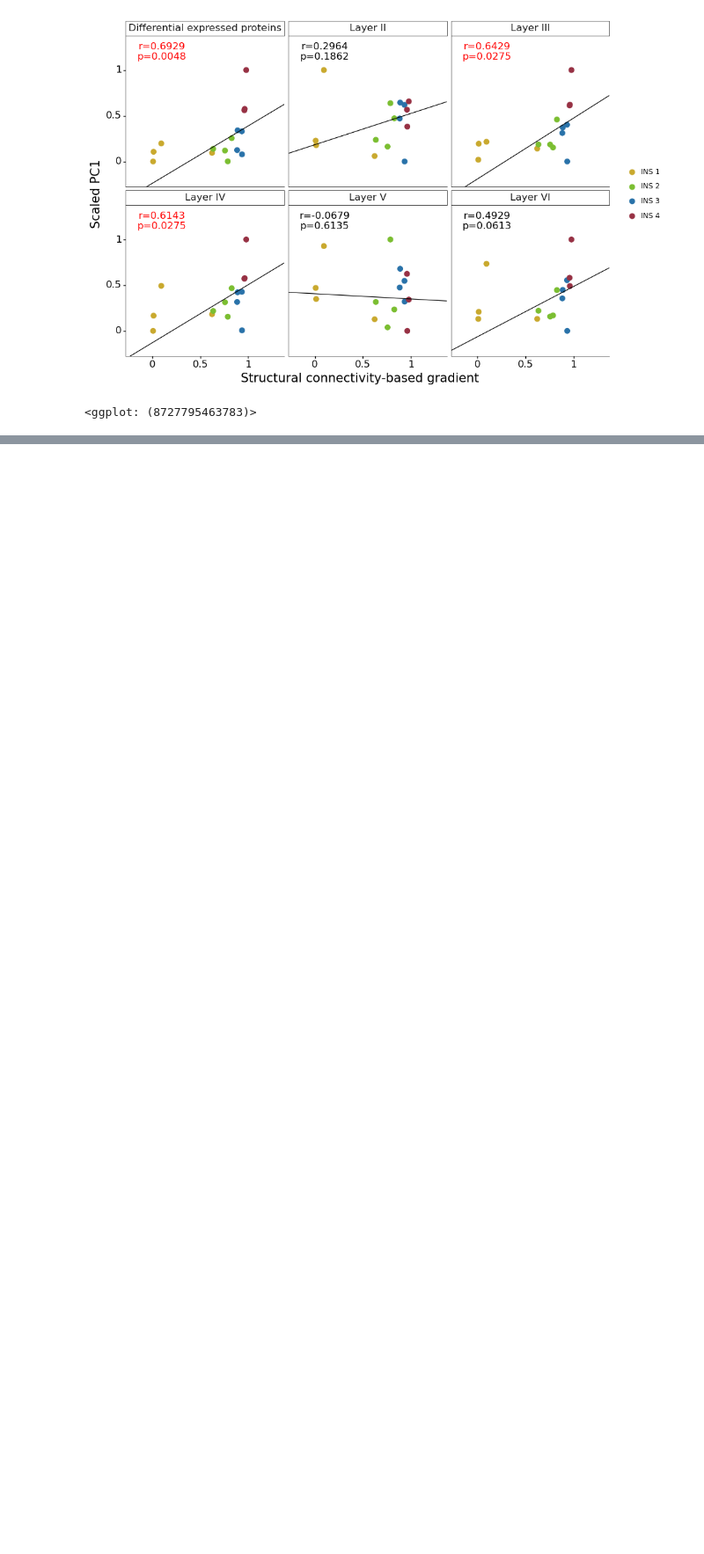
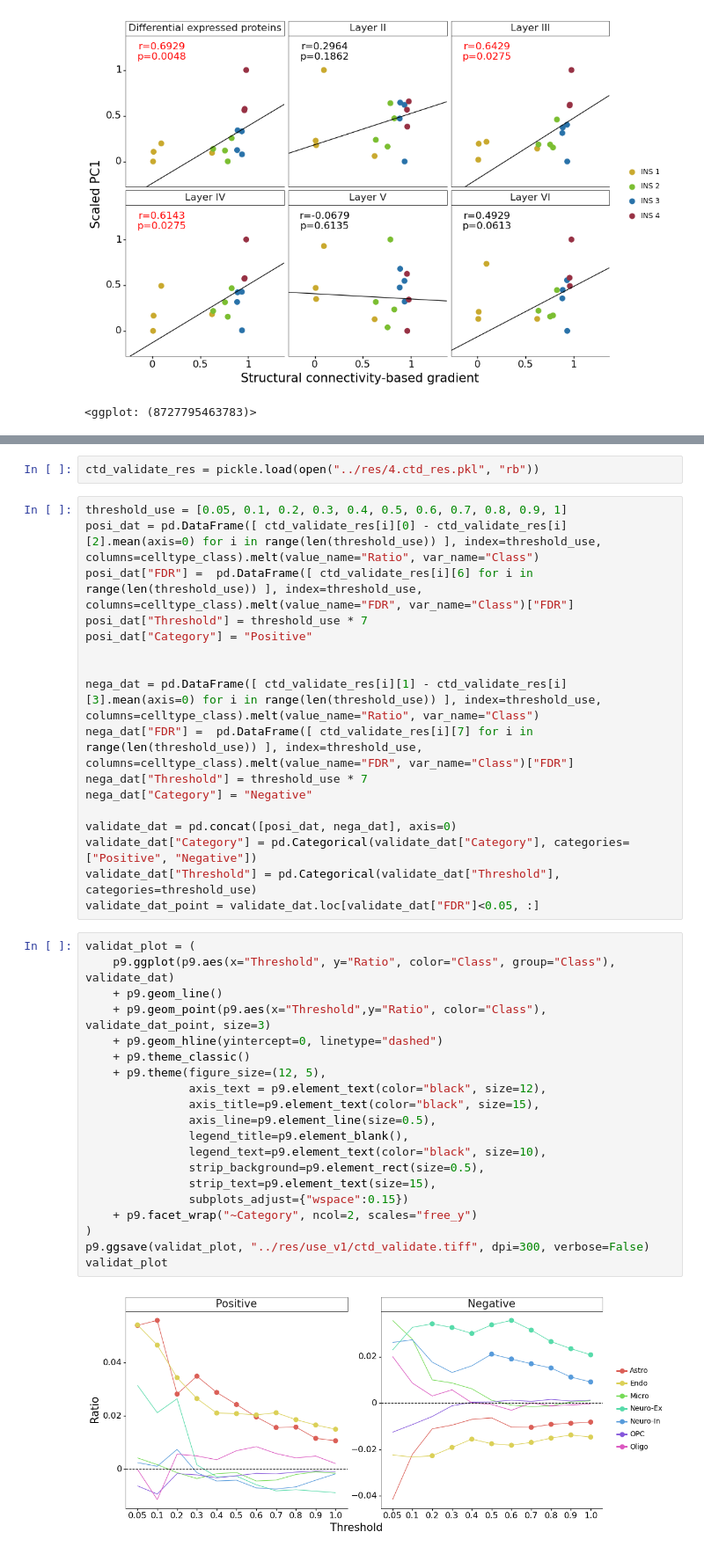
Before and after one commit to duzc-Repos/MacaqueInsulaProtomics, a Jupyter notebook: src/__figure_prepare_v1.ipynb, the cells around one changed output, grey strips where cells are left out. Shown at 88% size. Saved outputs shown, nothing was run; the diff lists cells and outputs as text; blank space fills up the shorter version.

```diff
--- a/src/__figure_prepare_v1.ipynb
+++ b/src/__figure_prepare_v1.ipynb
@@ -384,0 +408,41 @@ layer_plot
+# %%
+ctd_validate_res = pickle.load(open("../res/4.ctd_res.pkl", "rb"))
+# %%
+threshold_use = [0.05, 0.1, 0.2, 0.3, 0.4, 0.5, 0.6, 0.7, 0.8, 0.9, 1]
+posi_dat = pd.DataFrame([ ctd_validate_res[i][0] - ctd_validate_res[i][2].mean(axis=0) for i in range(len(threshold_use)) ], index=threshold_use, columns=celltype_class).melt(value_name="Ratio", var_name="Class")
+posi_dat["FDR"] =  pd.DataFrame([ ctd_validate_res[i][6] for i in range(len(threshold_use)) ], index=threshold_use, columns=celltype_class).melt(value_name="FDR", var_name="Class")["FDR"]
+posi_dat["Threshold"] = threshold_use * 7
+posi_dat["Category"] = "Positive"
+
+
+nega_dat = pd.DataFrame([ ctd_validate_res[i][1] - ctd_validate_res[i][3].mean(axis=0) for i in range(len(threshold_use)) ], index=threshold_use, columns=celltype_class).melt(value_name="Ratio", var_name="Class")
+nega_dat["FDR"] =  pd.DataFrame([ ctd_validate_res[i][7] for i in range(len(threshold_use)) ], index=threshold_use, columns=celltype_class).melt(value_name="FDR", var_name="Class")["FDR"]
+nega_dat["Threshold"] = threshold_use * 7
+nega_dat["Category"] = "Negative"
+
+validate_dat = pd.concat([posi_dat, nega_dat], axis=0)
+validate_dat["Category"] = pd.Categorical(validate_dat["Category"], categories=["Positive", "Negative"])
+validate_dat["Threshold"] = pd.Categorical(validate_dat["Threshold"], categories=threshold_use)
+validate_dat_point = validate_dat.loc[validate_dat["FDR"]<0.05, :]
+# %%
+validat_plot = (
+    p9.ggplot(p9.aes(x="Threshold", y="Ratio", color="Class", group="Class"), validate_dat)
+    + p9.geom_line()
+    + p9.geom_point(p9.aes(x="Threshold",y="Ratio", color="Class"), validate_dat_point, size=3)
+    + p9.geom_hline(yintercept=0, linetype="dashed")
+    + p9.theme_classic()
+    + p9.theme(figure_size=(12, 5),
+               axis_text = p9.element_text(color="black", size=12),
+               axis_title=p9.element_text(color="black", size=15),
+               axis_line=p9.element_line(size=0.5),
+               legend_title=p9.element_blank(),
+               legend_text=p9.element_text(color="black", size=10),
+               strip_background=p9.element_rect(size=0.5),
+               strip_text=p9.element_text(size=15),
+               subplots_adjust={"wspace":0.15})
+    + p9.facet_wrap("~Category", ncol=2, scales="free_y")
+)
+p9.ggsave(validat_plot, "../res/use_v1/ctd_validate.tiff", dpi=300, verbose=False)
+validat_plot
+# %% [output]
+[figure, added]
```
Also changed, not shown: parts of 16 cells of this notebook, 1 other file.
